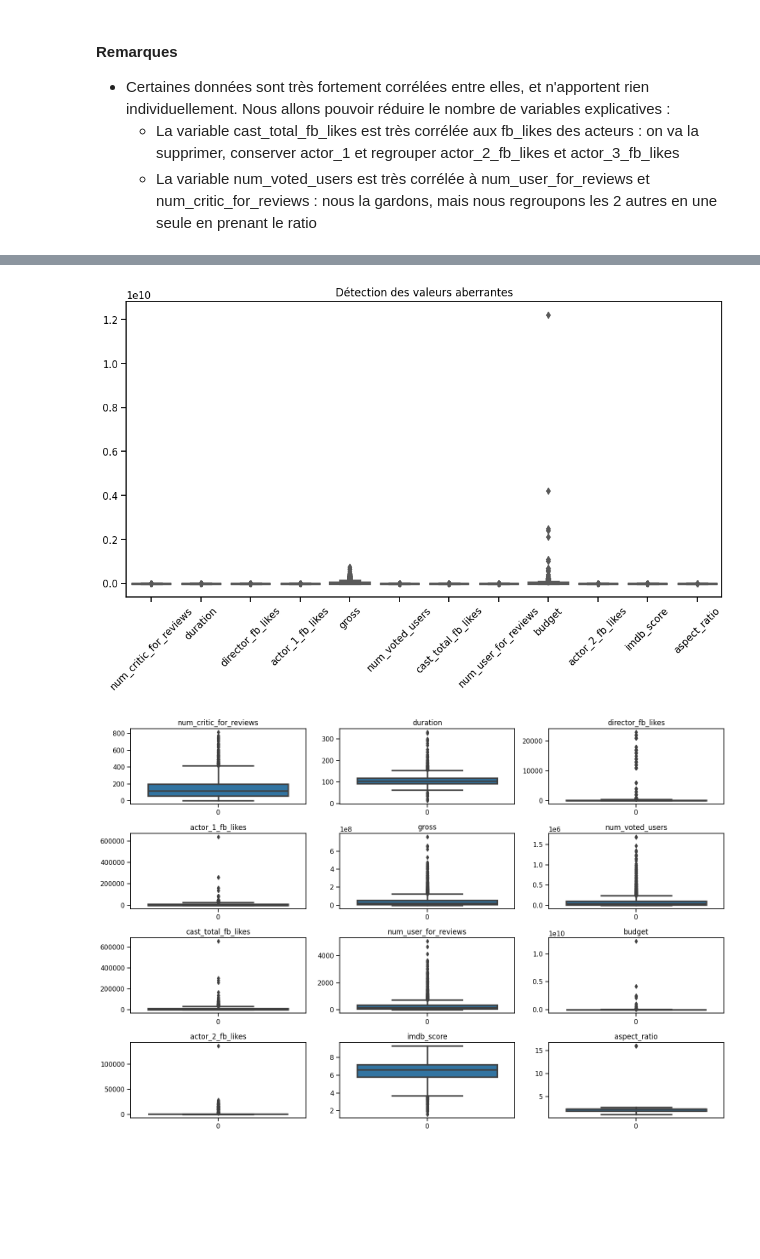
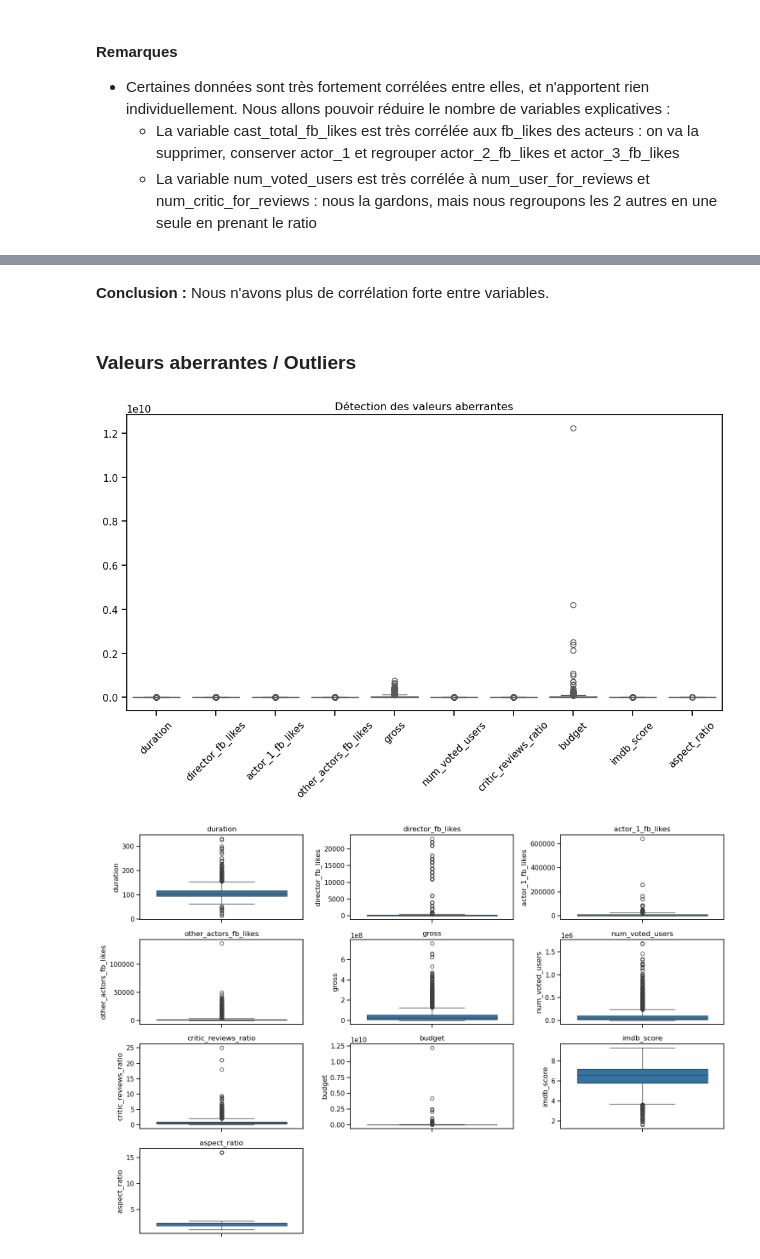
Before and after one commit to Yas2410/movies_predictions_brief, a Jupyter notebook: Projet P5 - Exploration.ipynb, the cells around one changed output, grey strips where cells are left out. Drawn from its saved outputs; the diff is of its cells as text; code cells hidden in the pictures; blank space fills up the shorter version.

Commit message:
Gestion des corrélations + discétisation de imdb_score + écriture csv nettoyé

```diff
--- a/Projet P5 - Exploration.ipynb
+++ b/Projet P5 - Exploration.ipynb
@@ -450,6 +440,8 @@ TV-PG           1
 Name: content_rating, dtype: int64
 # %%
 # Que fait-on de cette colonne ?!!
+# Dans un premier temps, nous allons la supprimer, ne sachant pas trop son influence sur la note.
+df.drop("content_rating", axis=1, inplace=True)
 # %% [markdown]
 Colonne **country** : on a déjà fait un regroupement de valeurs, nous avons ainsi une variable catégorielle
 # %%
@@ -484,3 +476,28 @@ plt.show()
 - Certaines données sont très fortement corrélées entre elles, et n'apportent rien individuellement. Nous allons pouvoir réduire le nombre de variables explicatives :
     - La variable cast_total_fb_likes est très corrélée aux fb_likes des acteurs : on va la supprimer, conserver actor_1 et regrouper actor_2_fb_likes et actor_3_fb_likes
     - La variable num_voted_users est très corrélée à num_user_for_reviews et num_critic_for_reviews : nous la gardons, mais nous regroupons les 2 autres en une seule en prenant le ratio
+# %%
+# Regroupement des fb_likes
+df["other_actors_fb_likes"] = df["actor_2_fb_likes"] + df["actor_3_fb_likes"]
+# Suppressions des colonnes non utiles
+df.drop("actor_2_fb_likes", axis=1, inplace=True)
+df.drop("actor_3_fb_likes", axis=1, inplace=True)
+df.drop("cast_total_fb_likes", axis=1, inplace=True)
+
+# Ratio des critiques
+df["critic_reviews_ratio"] = df["num_critic_for_reviews"] / df["num_user_for_reviews"]
+# Suppressions des colonnes non utiles
+df.drop("num_critic_for_reviews", axis=1, inplace=True)
+df.drop("num_user_for_reviews", axis=1, inplace=True)
+# %%
+# Nouvelle matrice de corrélation
+corr = df.corr(numeric_only=True)
+sns.set_context("notebook", font_scale=1.0, rc={"lines.linewidth": 2.5})
+plt.figure(figsize=(13,7))
+# Création d'un masque pour masquer les valeurs apparaissant 2 fois
+mask = np.zeros_like(corr)
+mask[np.triu_indices_from(mask, 1)] = True
+
+a = sns.heatmap(corr,mask=mask, annot=True, fmt='.2f')
+rotx = a.set_xticklabels(a.get_xticklabels(), rotation=90)
+plt.show()
@@ -487,8 +506,10 @@ plt.show()
+# %% [markdown]
+**Conclusion :** Nous n'avons plus de corrélation forte entre variables.
+# %% [markdown]
+### Valeurs aberrantes / Outliers
 # %%
-columns_to_plot = ["num_critic_for_reviews", "duration", "director_fb_likes", "actor_1_fb_likes",
-                   "gross", "num_voted_users", "cast_total_fb_likes", "num_user_for_reviews",
-                   "budget", "actor_2_fb_likes", "imdb_score", "aspect_ratio"]
-
+columns_to_plot = ["duration", "director_fb_likes", "actor_1_fb_likes", "other_actors_fb_likes",
+                   "gross", "num_voted_users", "critic_reviews_ratio", "budget", "imdb_score", "aspect_ratio"]
 
 plt.figure(figsize=(12, 6))
 sns.boxplot(data=df[columns_to_plot], palette="Set2")
@@ -496,20 +517,19 @@ plt.xticks(rotation=45)
 plt.title("Détection des valeurs aberrantes")
 plt.show()
 # %% [output]
-[figure, old version]
+[figure, new version]
 # %%
-columns_to_plot = ["num_critic_for_reviews", "duration", "director_fb_likes", "actor_1_fb_likes",
-                   "gross", "num_voted_users", "cast_total_fb_likes", "num_user_for_reviews",
-                   "budget", "actor_2_fb_likes", "imdb_score", "aspect_ratio"]
+columns_to_plot = ["duration", "director_fb_likes", "actor_1_fb_likes", "other_actors_fb_likes",
+                   "gross", "num_voted_users", "critic_reviews_ratio", "budget", "imdb_score", "aspect_ratio"]
 
 plt.figure(figsize=(15, 10))
 
 for i, column in enumerate(columns_to_plot, 1):
     plt.subplot(4, 3, i)
     sns.boxplot(data=df[column])
     plt.title(column)
 
 plt.tight_layout()
 plt.show()
 # %% [output]
-[figure, old version]
+[figure, new version]
```
Also changed, not shown: parts of 22 cells of this notebook, 3 other files.
